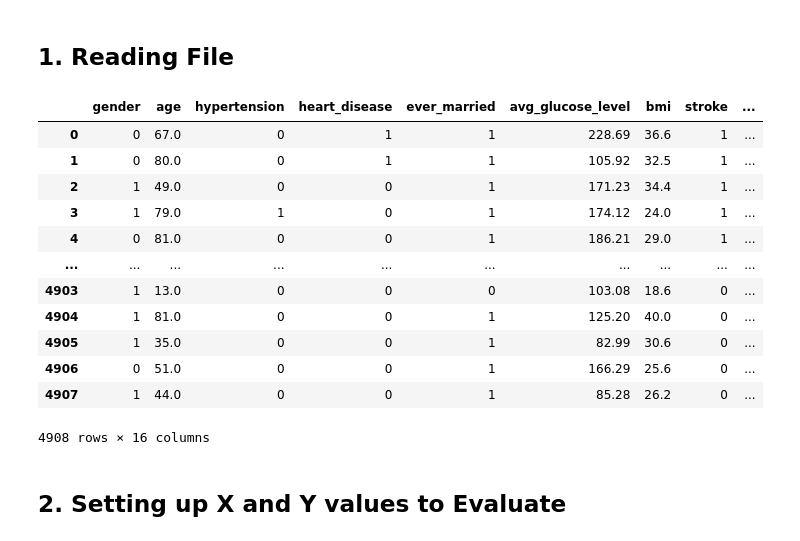
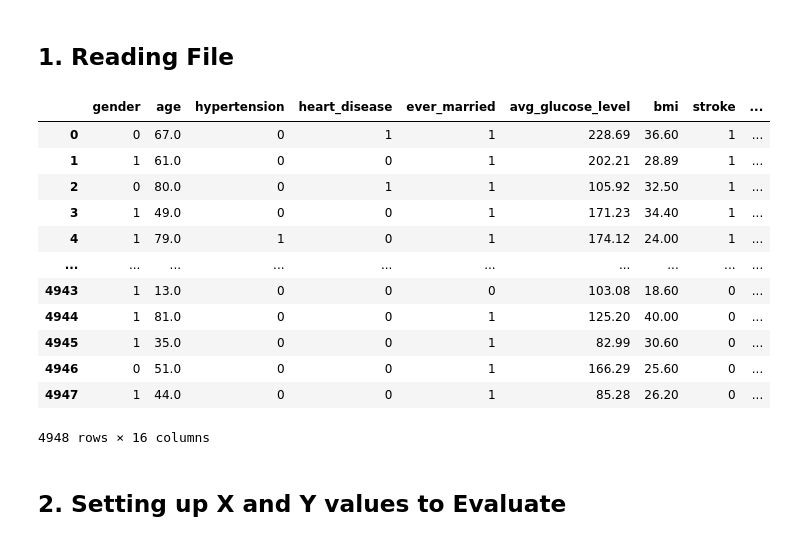
Before and after one commit to Yuuklo/stroke-prediction, a Jupyter notebook: notebooks/02_modeling.ipynb, the cells around one changed output. Cells and saved outputs as stored; diff of their text form; code cells hidden in the pictures.

```diff
--- a/notebooks/02_modeling.ipynb
+++ b/notebooks/02_modeling.ipynb
@@ -21,22 +19,22 @@ from sklearn.pipeline import Pipeline
 from xgboost import XGBClassifier
 # %%
 #read in file
-df = pd.read_csv("../data/cleaned_no_os.csv")
+df = pd.read_csv("../data/cleaned.csv")
 df
 # %% [output]
 |  | gender | age | hypertension | heart_disease | ever_married | avg_glucose_level | bmi | stroke | ... |
-| 0 | 0 | 67.0 | 0 | 1 | 1 | 228.69 | 36.6 | 1 | ... |
-| 1 | 0 | 80.0 | 0 | 1 | 1 | 105.92 | 32.5 | 1 | ... |
-| 2 | 1 | 49.0 | 0 | 0 | 1 | 171.23 | 34.4 | 1 | ... |
-| 3 | 1 | 79.0 | 1 | 0 | 1 | 174.12 | 24.0 | 1 | ... |
-| 4 | 0 | 81.0 | 0 | 0 | 1 | 186.21 | 29.0 | 1 | ... |
+| 0 | 0 | 67.0 | 0 | 1 | 1 | 228.69 | 36.60 | 1 | ... |
+| 1 | 1 | 61.0 | 0 | 0 | 1 | 202.21 | 28.89 | 1 | ... |
+| 2 | 0 | 80.0 | 0 | 1 | 1 | 105.92 | 32.50 | 1 | ... |
+| 3 | 1 | 49.0 | 0 | 0 | 1 | 171.23 | 34.40 | 1 | ... |
+| 4 | 1 | 79.0 | 1 | 0 | 1 | 174.12 | 24.00 | 1 | ... |
 | ... | ... | ... | ... | ... | ... | ... | ... | ... | ... |
-| 4903 | 1 | 13.0 | 0 | 0 | 0 | 103.08 | 18.6 | 0 | ... |
-| 4904 | 1 | 81.0 | 0 | 0 | 1 | 125.20 | 40.0 | 0 | ... |
-| 4905 | 1 | 35.0 | 0 | 0 | 1 | 82.99 | 30.6 | 0 | ... |
-| 4906 | 0 | 51.0 | 0 | 0 | 1 | 166.29 | 25.6 | 0 | ... |
-| 4907 | 1 | 44.0 | 0 | 0 | 1 | 85.28 | 26.2 | 0 | ... |
+| 4943 | 1 | 13.0 | 0 | 0 | 0 | 103.08 | 18.60 | 0 | ... |
+| 4944 | 1 | 81.0 | 0 | 0 | 1 | 125.20 | 40.00 | 0 | ... |
+| 4945 | 1 | 35.0 | 0 | 0 | 1 | 82.99 | 30.60 | 0 | ... |
+| 4946 | 0 | 51.0 | 0 | 0 | 1 | 166.29 | 25.60 | 0 | ... |
+| 4947 | 1 | 44.0 | 0 | 0 | 1 | 85.28 | 26.20 | 0 | ... |
-4908 rows × 16 columns
+4948 rows × 16 columns
 # %% [markdown]
 ## 2. Setting up X and Y values to Evaluate
 # %%
```
Also changed, not shown: parts of 8 cells of this notebook.
